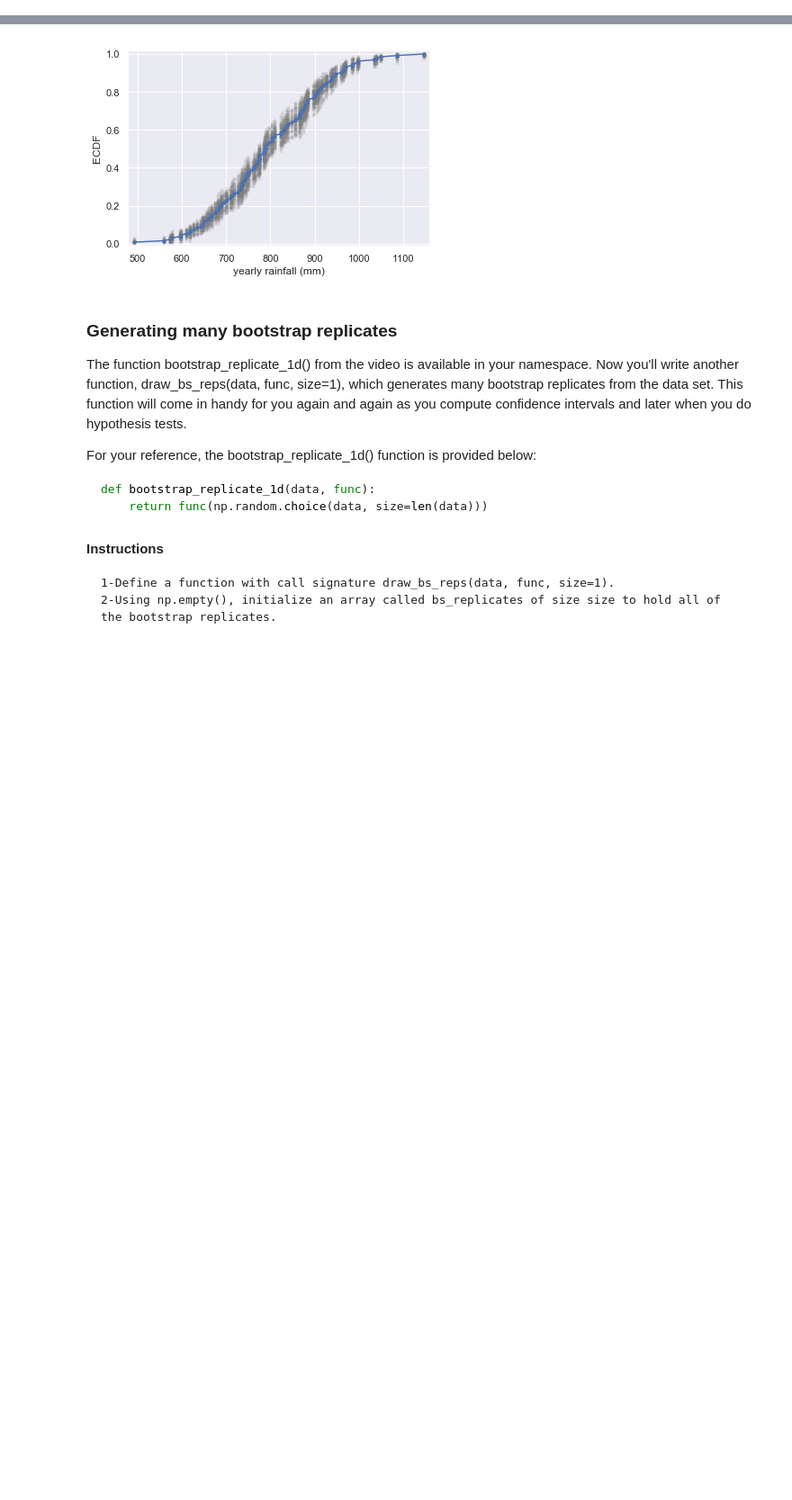
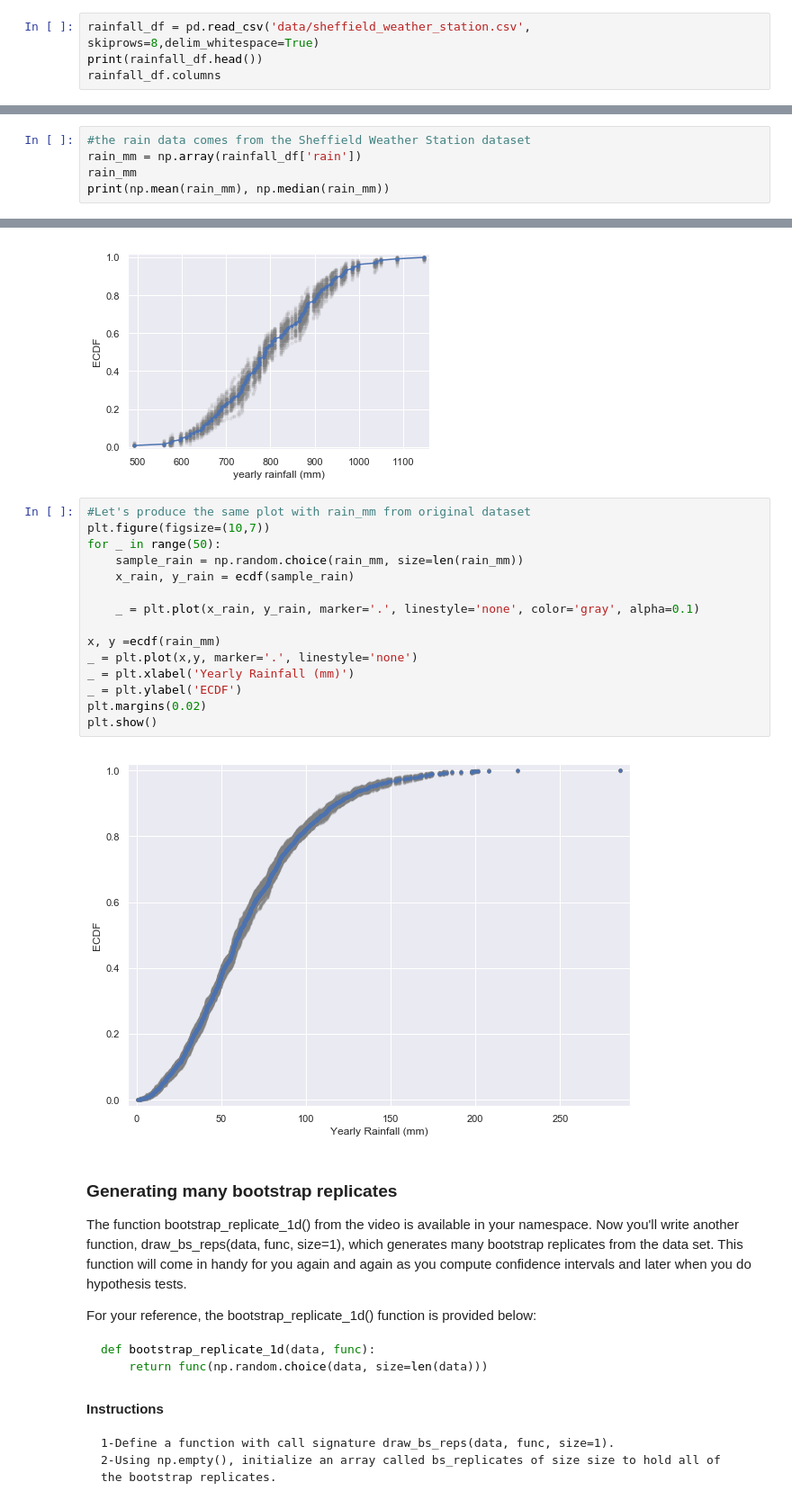
Before and after one commit to aysbt/DataCamp, a Jupyter notebook: Statistical_Thinking_in_Python_Part_2.ipynb, the cells around one changed output, grey strips where cells are left out. Shown at 90% size. Cells and saved outputs as stored; diff of their text form; blank space fills up the shorter version.

```diff
--- a/Statistical_Thinking_in_Python_Part_2.ipynb
+++ b/Statistical_Thinking_in_Python_Part_2.ipynb
@@ -332,3 +351,7 @@ Use np.random.choice() to generate a bootstrap sample from the NumPy array rainf
     5-Plot the ECDF values of the original data.
 
     6-Hit 'Submit Answer' to visualize the samples!
+# %%
+rainfall_df = pd.read_csv('data/sheffield_weather_station.csv', skiprows=8,delim_whitespace=True)
+print(rainfall_df.head())
+rainfall_df.columns
@@ -334,0 +366,5 @@ Use np.random.choice() to generate a bootstrap sample from the NumPy array rainf
+# %%
+#the rain data comes from the Sheffield Weather Station dataset
+rain_mm = np.array(rainfall_df['rain'])
+rain_mm
+print(np.mean(rain_mm), np.median(rain_mm))
@@ -367,6 +409,23 @@ plt.margins(0.02)
 plt.show()
 # %% [output]
 [figure]
+# %%
+#Let's produce the same plot with rain_mm from original dataset
+plt.figure(figsize=(10,7))
+for _ in range(50):
+    sample_rain = np.random.choice(rain_mm, size=len(rain_mm))
+    x_rain, y_rain = ecdf(sample_rain)
+
+    _ = plt.plot(x_rain, y_rain, marker='.', linestyle='none', color='gray', alpha=0.1)
+
+x, y =ecdf(rain_mm)
+_ = plt.plot(x,y, marker='.', linestyle='none')
+_ = plt.xlabel('Yearly Rainfall (mm)')
+_ = plt.ylabel('ECDF')
+plt.margins(0.02)
+plt.show()
+# %% [output]
+[figure, added]
 # %% [markdown]
 ### Generating many bootstrap replicates
 The function bootstrap_replicate_1d() from the video is available in your namespace. Now you'll write another function, draw_bs_reps(data, func, size=1), which generates many bootstrap replicates from the data set. This function will come in handy for you again and again as you compute confidence intervals and later when you do hypothesis tests.
```
Also changed, not shown: parts of 10 cells of this notebook.
